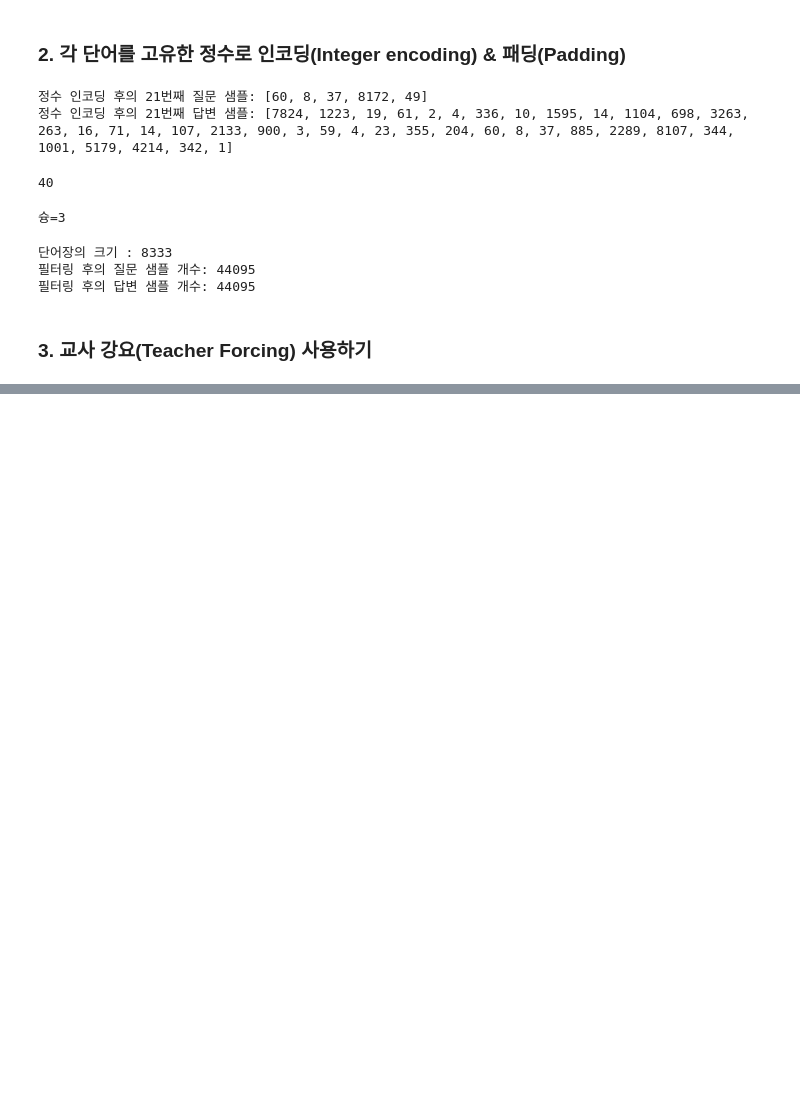
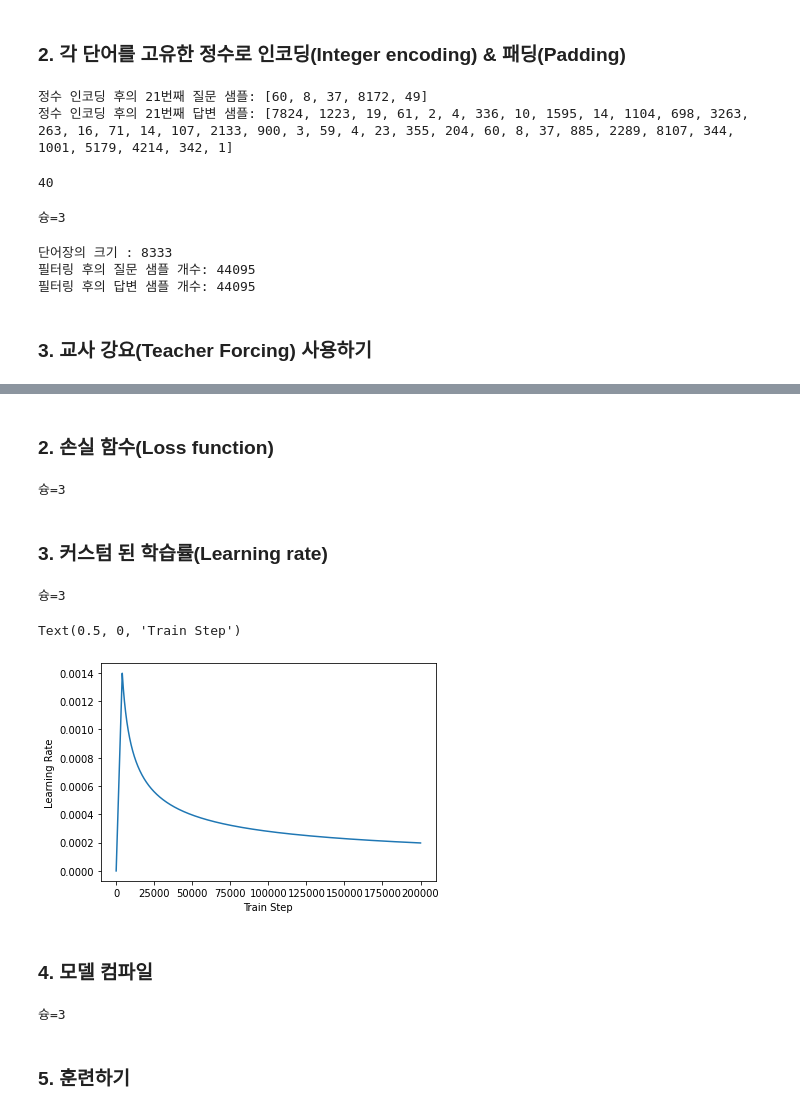
Before and after one commit to yssihn/Aiffel, a Jupyter notebook: [E-12]TransformerChatbot/exp_12_00.ipynb, the cells around one changed output, grey strips where cells are left out. Saved outputs shown, nothing was run; the diff lists cells and outputs as text; code cells hidden in the pictures; blank space fills up the shorter version.

```diff
--- a/[E-12]TransformerChatbot/exp_12_00.ipynb
+++ b/[E-12]TransformerChatbot/exp_12_00.ipynb
@@ -626,0 +734,68 @@ print('필터링 후의 답변 샘플 개수: {}'.format(len(answers)))
+# %% [markdown]
+### 2. 손실 함수(Loss function)
+# %%
+def loss_function(y_true, y_pred):
+    y_true = tf.reshape(y_true, shape=(-1, MAX_LENGTH - 1))
+
+    loss = tf.keras.losses.SparseCategoricalCrossentropy(from_logits=True,
+                                                         reduction='none'
+                                                        )(y_true, y_pred)
+
+    mask = tf.cast(tf.not_equal(y_true, 0), tf.float32)
+    loss = tf.multiply(loss, mask)
+
+    return tf.reduce_mean(loss)
+
+print("슝=3")
+# %% [output]
+슝=3
+# %% [markdown]
+### 3. 커스텀 된 학습률(Learning rate)
+# %%
+class CustomSchedule(tf.keras.optimizers.schedules.LearningRateSchedule):
+
+    def __init__(self, d_model, warmup_steps=4000):
+        super(CustomSchedule, self).__init__()
+
+        self.d_model = d_model
+        self.d_model = tf.cast(self.d_model, tf.float32)
+
+        self.warmup_steps = warmup_steps
+
+    def __call__(self, step):
+        arg1 = tf.math.rsqrt(step)
+        arg2 = step * (self.warmup_steps**-1.5)
+
+        return tf.math.rsqrt(self.d_model) * tf.math.minimum(arg1, arg2)
+
+print("슝=3")
+# %% [output]
+슝=3
+# %%
+sample_learning_rate = CustomSchedule(d_model=128)
+
+plt.plot(sample_learning_rate(tf.range(200000, dtype=tf.float32)))
+plt.ylabel("Learning Rate")
+plt.xlabel("Train Step")
+# %% [output]
+Text(0.5, 0, 'Train Step')
+[figure, added]
+# %% [markdown]
+### 4. 모델 컴파일
+# %%
+learning_rate = CustomSchedule(D_MODEL)
+
+optimizer = tf.keras.optimizers.Adam(
+    learning_rate, beta_1=0.9, beta_2=0.98, epsilon=1e-9)
+
+def accuracy(y_true, y_pred):
+    y_true = tf.reshape(y_true, shape=(-1, MAX_LENGTH - 1))
+    return tf.keras.metrics.sparse_categorical_accuracy(y_true, y_pred)
+
+model.compile(optimizer=optimizer, loss=loss_function, metrics=[accuracy])
+
+print("슝=3")
+# %% [output]
+슝=3
+# %% [markdown]
+### 5. 훈련하기
```
Also changed, not shown: parts of 13 cells of this notebook.
